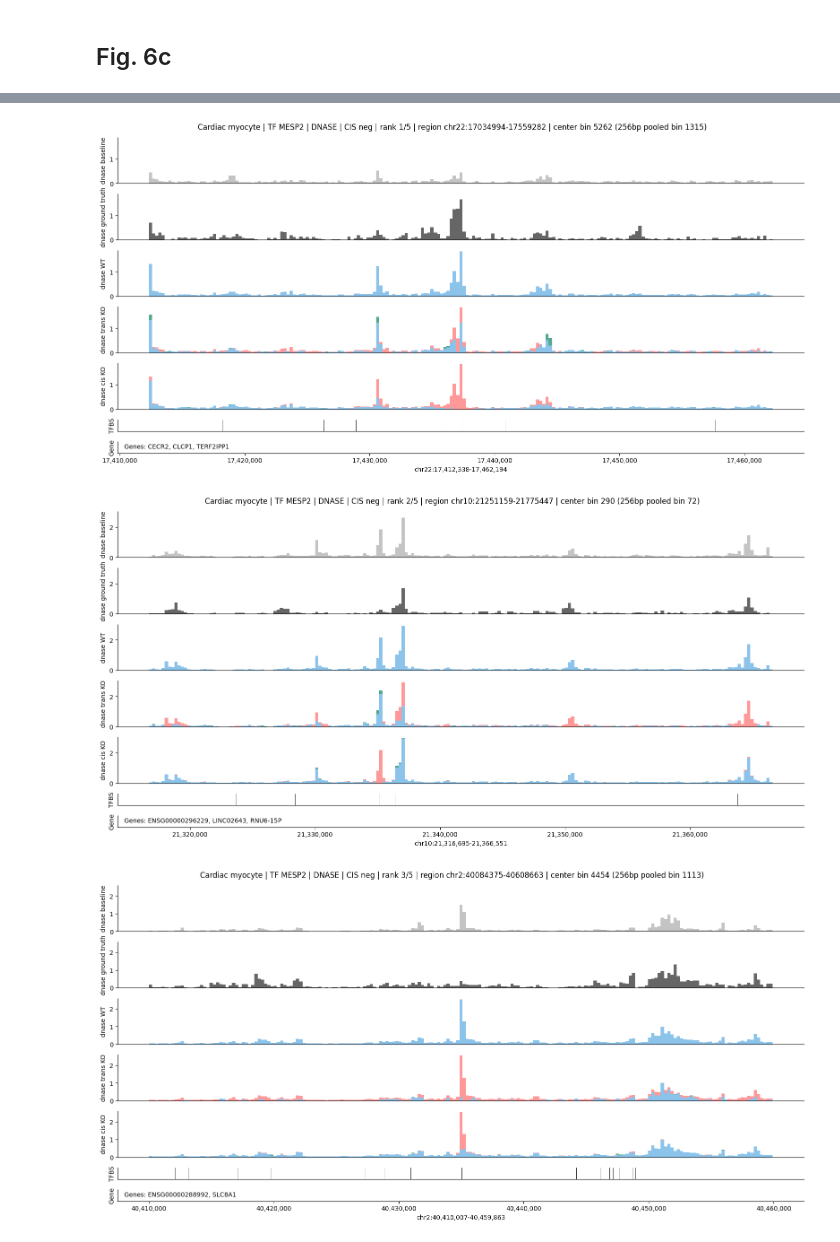
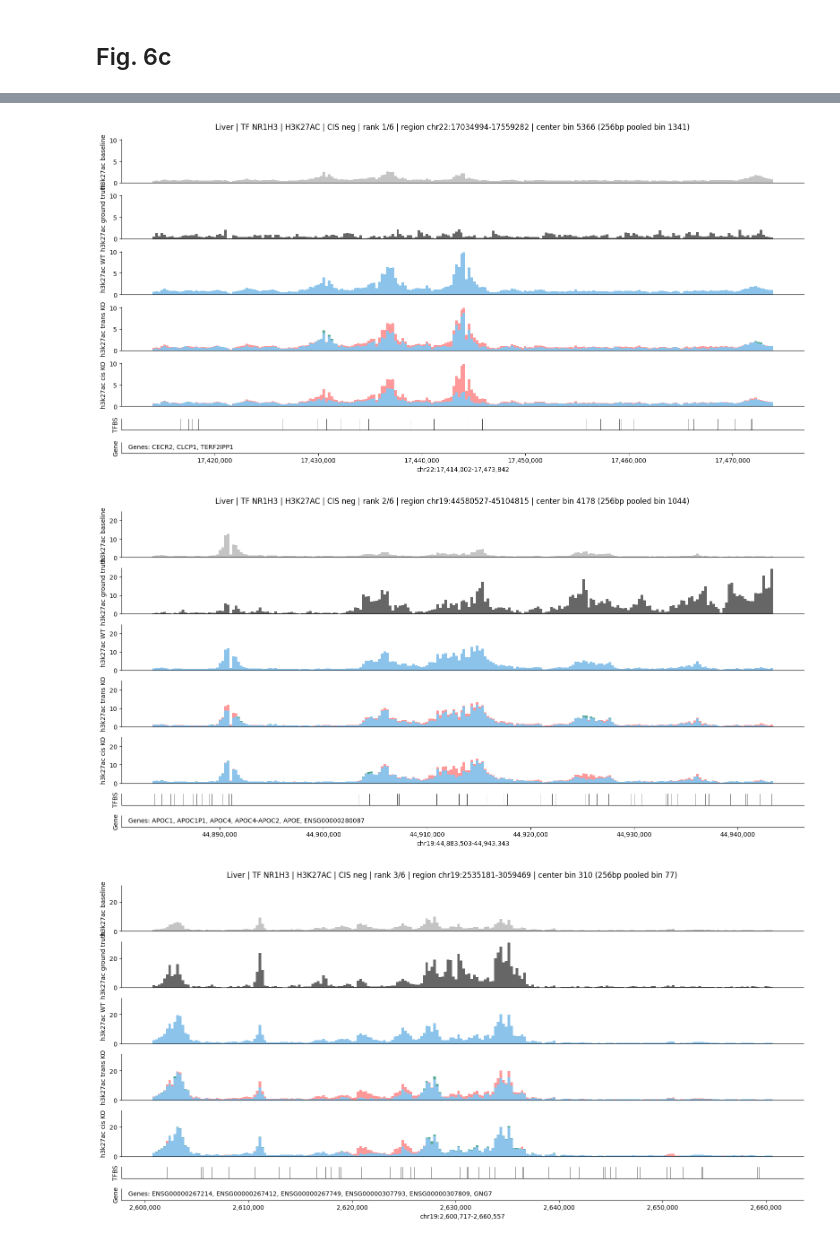
Before and after one commit to ekinda/corgi-reproduction, a Jupyter notebook: figure_notebooks_2/fig6.ipynb, the cells around one changed output, grey strips where cells are left out. Saved outputs shown, nothing was run; the diff lists cells and outputs as text; code cells hidden in the pictures.

```diff
--- a/figure_notebooks_2/fig6.ipynb
+++ b/figure_notebooks_2/fig6.ipynb
@@ -485,6 +495,7 @@ def plot_ko_region_for_tf_tissue(
     topk=1,
     change_direction='both',
     ko='cis',
+    savedir=None
 ):
     tissue_idx = tissues.index(tissue_id)
     tf_idx = tf_list.index(tf_name)
@@ -679,6 +690,11 @@ def plot_ko_region_for_tf_tissue(
         fig.suptitle(title)
         ax_tx.set_xlabel(f'{chrom}:{int(x_full[0]):,}-{int(x_full[-1]):,}')
         plt.tight_layout()
+        if savedir is not None:
+            savedir = Path(savedir)
+            savedir.mkdir(parents=True, exist_ok=True)
+            filename = f'tissue{tissue_id}_tf{tf_name}_channel{channel}_ko{ko}_dir{change_direction}_rank{rank}.pdf'
+            plt.savefig(savedir / filename, dpi=300)
         plt.show()
 
 # Example usage:
@@ -686,6 +1113,7 @@ def plot_ko_region_for_tf_tissue(
 # %%
-plot_ko_region_for_tf_tissue(105, 'MESP2', channel='dnase', ko='cis', topk=5, change_direction='neg', plot_size=50_000, use_logfc_for_center=False, delta_amplifier=10, plot_resolution=256)
+plot_ko_region_for_tf_tissue(276, 'NR1H3', channel='h3k27ac', ko='cis', topk=6, change_direction='neg',
+                             plot_size=60_000, use_logfc_for_center=False, delta_amplifier=10, plot_resolution=256, savedir='/project/deeprna/figures/revision/fig6/')
 # %% [output]
-[figure, old version]
+[figure, new version]
-[figure, old version]
+[figure, new version]
-[figure, old version]
+[figure, new version]
```
Also changed, not shown: parts of 12 cells of this notebook, 31 other files.
